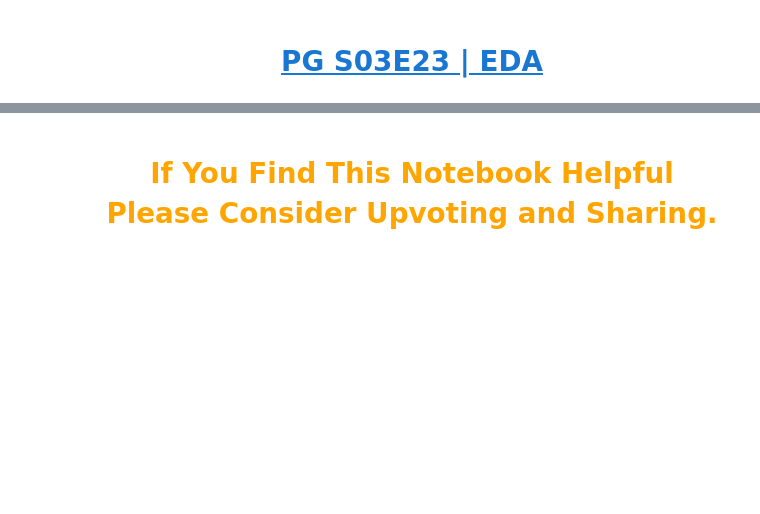
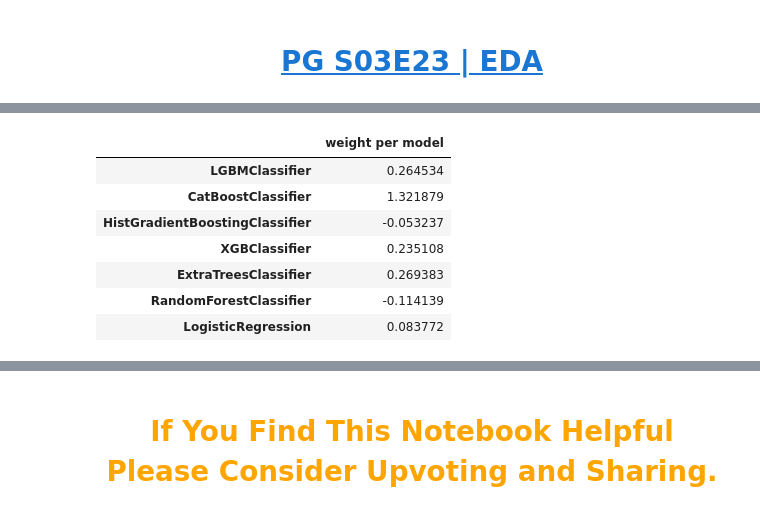
Before and after one commit to Abdulrahman-Adel/Kaggle-Adventures, a Jupyter notebook: pg-s03e23-quick-and-dirty-implementation.ipynb, the cells around one changed output, grey strips where cells are left out. Saved outputs shown, nothing was run; the diff lists cells and outputs as text; code cells hidden in the pictures; blank space fills up the shorter version.

```diff
--- a/pg-s03e23-quick-and-dirty-implementation.ipynb
+++ b/pg-s03e23-quick-and-dirty-implementation.ipynb
@@ -165,3 +238,16 @@ results = experiment(os_x, os_y, "yeo-johnson + SMOTE")
+# %%
+weights = RidgeClassifier(random_state = SEED).fit(oof_list, os_y).coef_[0]
+
+pd.DataFrame(weights, index = list(oof_list), columns = ['weight per model'])
+# %% [output]
+|  | weight per model |
+| LGBMClassifier | 0.264534 |
+| CatBoostClassifier | 1.321879 |
+| HistGradientBoostingClassifier | -0.053237 |
+| XGBClassifier | 0.235108 |
+| ExtraTreesClassifier | 0.269383 |
+| RandomForestClassifier | -0.114139 |
+| LogisticRegression | 0.083772 |
 # %%
 eclf = VotingClassifier(
     estimators=tmp_estimators,
```
Also changed, not shown: parts of 15 cells of this notebook.
